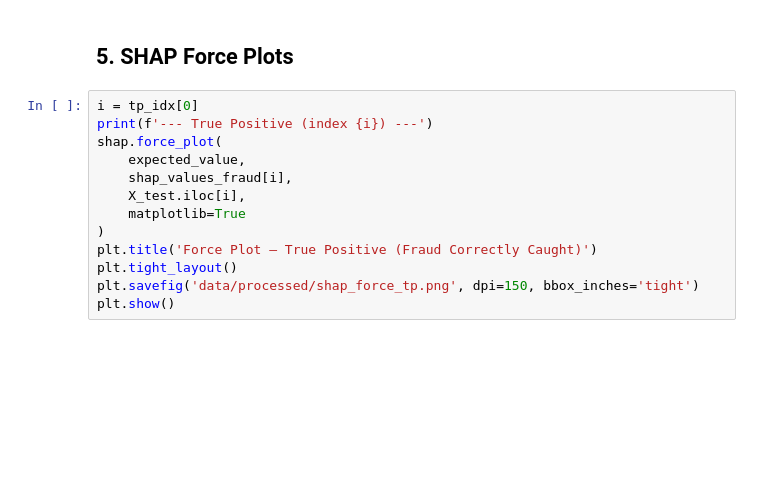
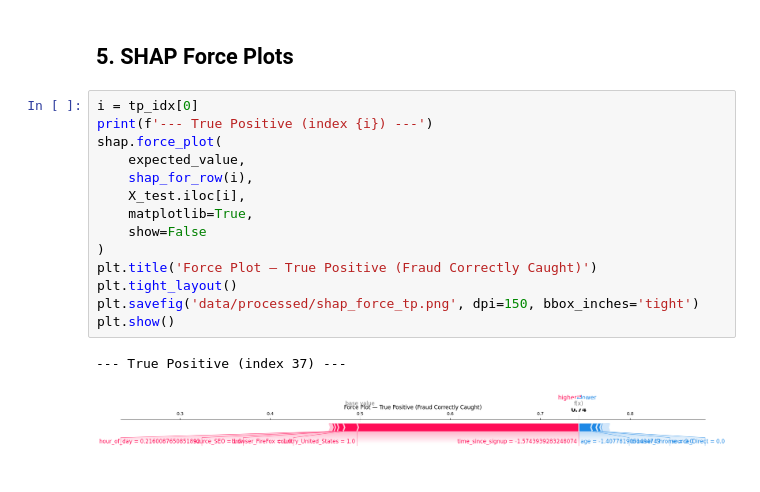
Before and after one commit to KalkidanAsfaw/fraud-detection, a Jupyter notebook: notebooks/shap-explainability.ipynb, the cells around one changed output. Saved outputs shown, nothing was run; the diff lists cells and outputs as text; blank space fills up the shorter version.

```diff
--- a/notebooks/shap-explainability.ipynb
+++ b/notebooks/shap-explainability.ipynb
@@ -94,16 +123,20 @@ print(f'False Negatives: {len(fn_idx)}')
 # %%
 i = tp_idx[0]
 print(f'--- True Positive (index {i}) ---')
 shap.force_plot(
     expected_value,
-    shap_values_fraud[i],
+    shap_for_row(i),
     X_test.iloc[i],
-    matplotlib=True
+    matplotlib=True,
+    show=False
 )
 plt.title('Force Plot — True Positive (Fraud Correctly Caught)')
 plt.tight_layout()
 plt.savefig('data/processed/shap_force_tp.png', dpi=150, bbox_inches='tight')
 plt.show()
+# %% [output]
+--- True Positive (index 37) ---
+[figure, added]
 # %%
 i = fp_idx[0]
 print(f'--- False Positive (index {i}) ---')
```
Also changed, not shown: parts of 12 cells of this notebook.
